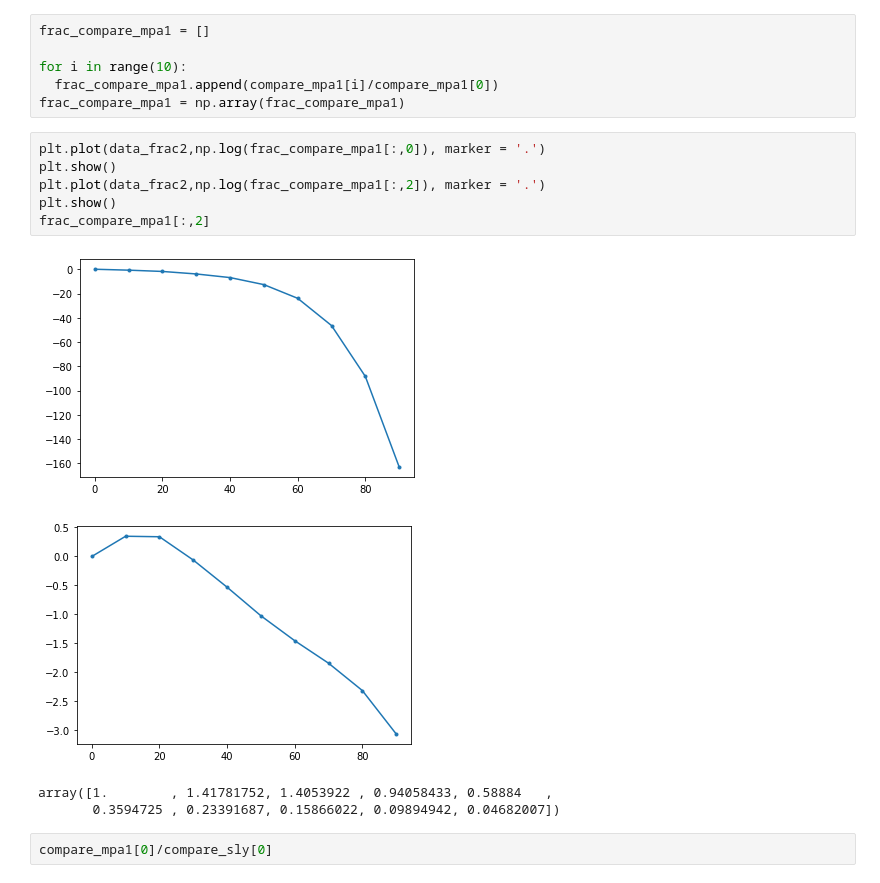
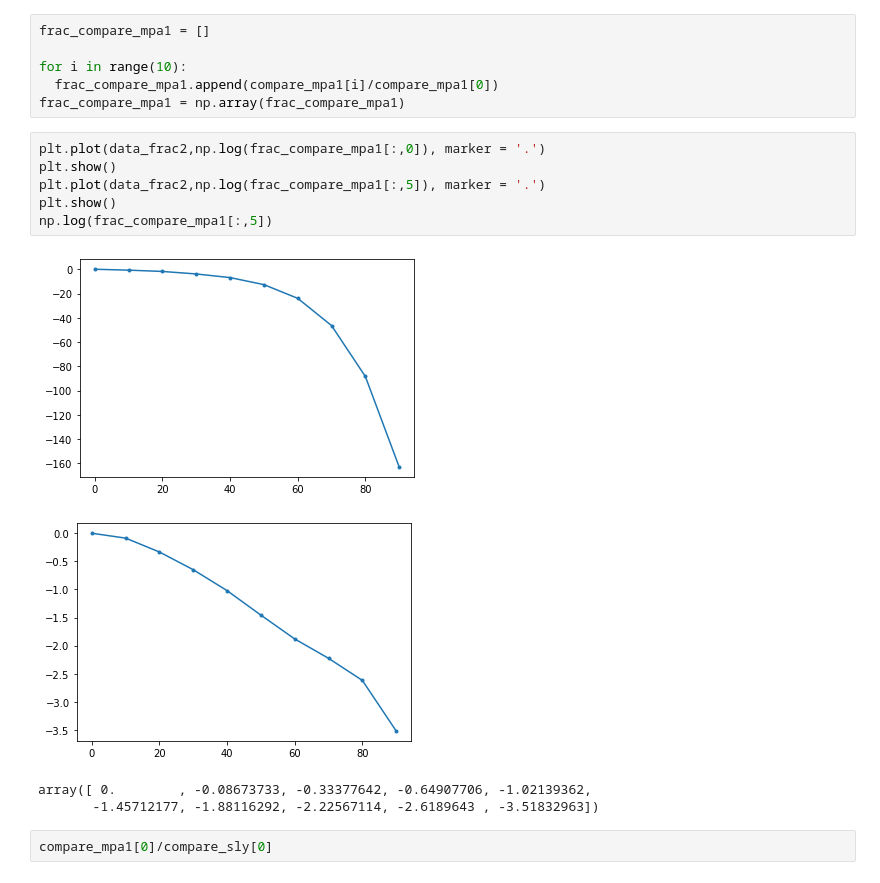
Before and after one commit to kunalkishanmehta/ns-struc-dm, a Jupyter notebook: Copy_of_Constrain_DM_NS_models.ipynb, the cells around one changed output. Saved outputs shown, nothing was run; the diff lists cells and outputs as text.

```diff
--- a/Copy_of_Constrain_DM_NS_models.ipynb
+++ b/Copy_of_Constrain_DM_NS_models.ipynb
@@ -332,14 +332,14 @@ frac_compare_mpa1 = np.array(frac_compare_mpa1)
 # %%
 plt.plot(data_frac2,np.log(frac_compare_mpa1[:,0]), marker = '.')
 plt.show()
-plt.plot(data_frac2,np.log(frac_compare_mpa1[:,2]), marker = '.')
+plt.plot(data_frac2,np.log(frac_compare_mpa1[:,5]), marker = '.')
 plt.show()
-frac_compare_mpa1[:,2]
+np.log(frac_compare_mpa1[:,5])
 # %% [output]
 [figure]
-[figure, old version]
+[figure, new version]
-array([1.        , 1.41781752, 1.4053922 , 0.94058433, 0.58884   ,
-       0.3594725 , 0.23391687, 0.15866022, 0.09894942, 0.04682007])
+array([ 0.        , -0.08673733, -0.33377642, -0.64907706, -1.02139362,
+       -1.45712177, -1.88116292, -2.22567114, -2.6189643 , -3.51832963])
 # %%
 compare_mpa1[0]/compare_sly[0]
 # %% [output]
```
Also changed, not shown: parts of 4 cells of this notebook.
